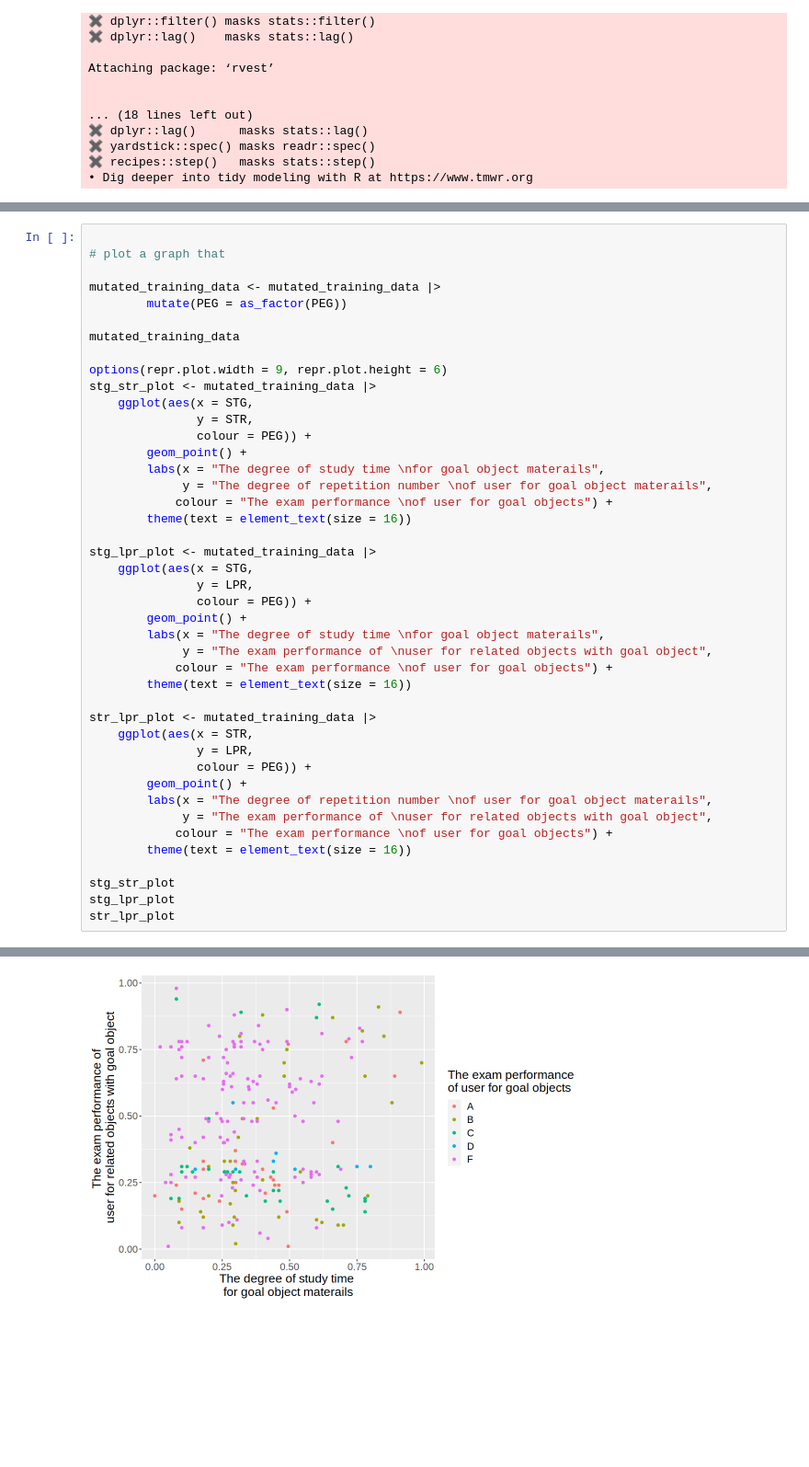
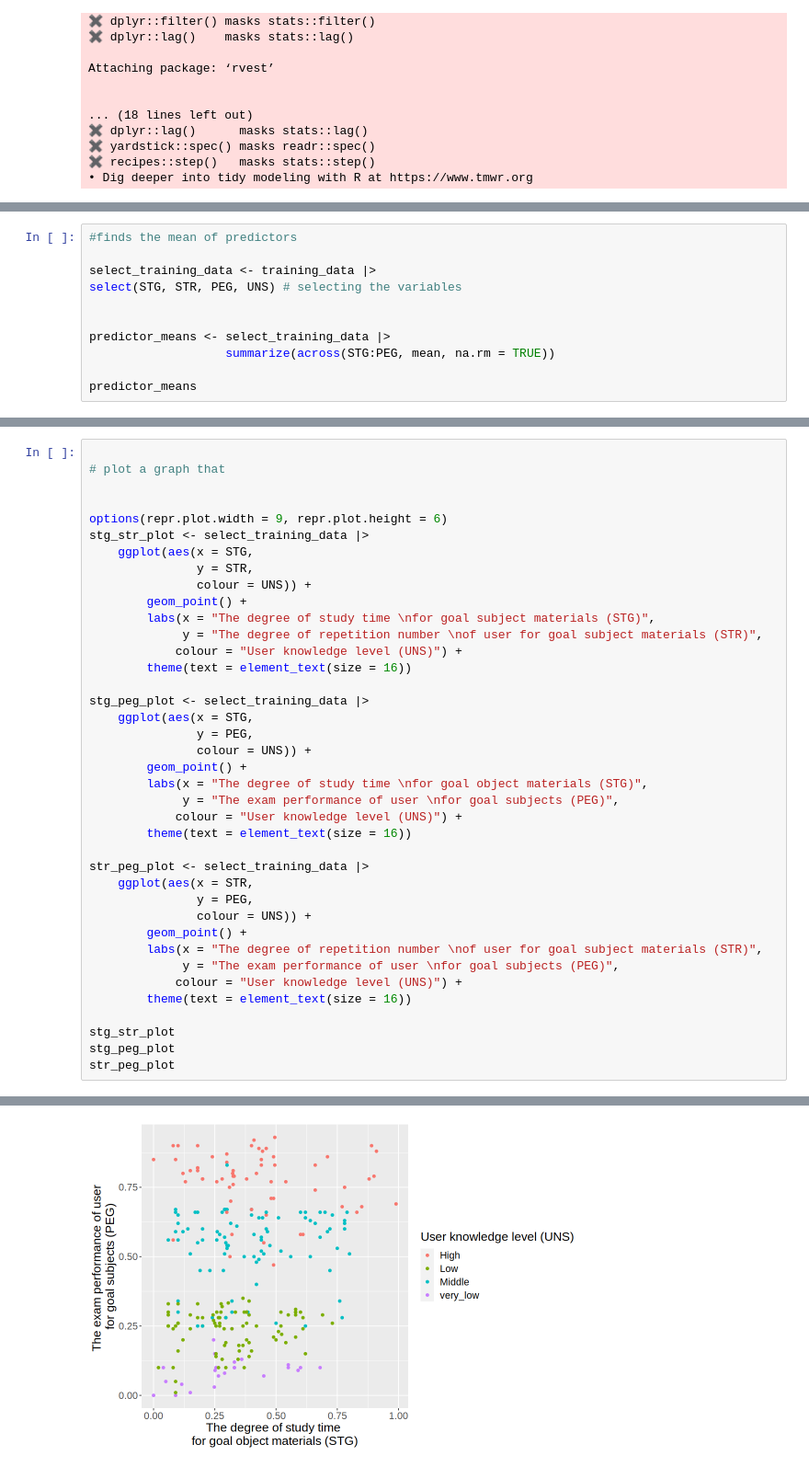
Before and after one commit to thisisyifulin/group_contract, a Jupyter notebook: project_proposal.ipynb, the cells around one changed output, grey strips where cells are left out. Shown at 92% size. Drawn from its saved outputs; the diff is of its cells as text; blank space fills up the shorter version.

```diff
--- a/project_proposal.ipynb
+++ b/project_proposal.ipynb
@@ -135,0 +91,11 @@ A tibble: 1 × 3
+# %%
+#finds the mean of predictors
+
+select_training_data <- training_data |>
+select(STG, STR, PEG, UNS) # selecting the variables
+
+
+predictor_means <- select_training_data |>
+                   summarize(across(STG:PEG, mean, na.rm = TRUE))
+
+predictor_means
@@ -137,43 +108,39 @@ A tibble: 1 × 3
 
 # plot a graph that
 
-mutated_training_data <- mutated_training_data |>
-        mutate(PEG = as_factor(PEG))
-
-mutated_training_data
 
 options(repr.plot.width = 9, repr.plot.height = 6)
-stg_str_plot <- mutated_training_data |>
+stg_str_plot <- select_training_data |>
     ggplot(aes(x = STG,
                y = STR,
-               colour = PEG)) +
+               colour = UNS)) +
         geom_point() +
-        labs(x = "The degree of study time \nfor goal object materails",
-             y = "The degree of repetition number \nof user for goal object materails",
-            colour = "The exam performance \nof user for goal objects") +
+        labs(x = "The degree of study time \nfor goal subject materials (STG)",
+             y = "The degree of repetition number \nof user for goal subject materials (STR)",
+            colour = "User knowledge level (UNS)") +
         theme(text = element_text(size = 16))
 
-stg_lpr_plot <- mutated_training_data |>
+stg_peg_plot <- select_training_data |>
     ggplot(aes(x = STG,
-               y = LPR,
-               colour = PEG)) +
+               y = PEG,
+               colour = UNS)) +
         geom_point() +
-        labs(x = "The degree of study time \nfor goal object materails",
-             y = "The exam performance of \nuser for related objects with goal object",
-            colour = "The exam performance \nof user for goal objects") +
+        labs(x = "The degree of study time \nfor goal object materials (STG)",
+             y = "The exam performance of user \nfor goal subjects (PEG)",
+            colour = "User knowledge level (UNS)") +
         theme(text = element_text(size = 16))
 
-str_lpr_plot <- mutated_training_data |>
+str_peg_plot <- select_training_data |>
     ggplot(aes(x = STR,
-               y = LPR,
-               colour = PEG)) +
+               y = PEG,
+               colour = UNS)) +
         geom_point() +
-        labs(x = "The degree of repetition number \nof user for goal object materails",
-             y = "The exam performance of \nuser for related objects with goal object",
-            colour = "The exam performance \nof user for goal objects") +
+        labs(x = "The degree of repetition number \nof user for goal subject materials (STR)",
+             y = "The exam performance of user \nfor goal subjects (PEG)",
+            colour = "User knowledge level (UNS)") +
         theme(text = element_text(size = 16))
 
 stg_str_plot
-stg_lpr_plot
-str_lpr_plot
+stg_peg_plot
+str_peg_plot
 # %% [output]
@@ -191 +148 @@ A tibble: 230 × 6
-[figure, old version]
+[figure, new version]
```
Also changed, not shown: parts of 5 cells of this notebook.
